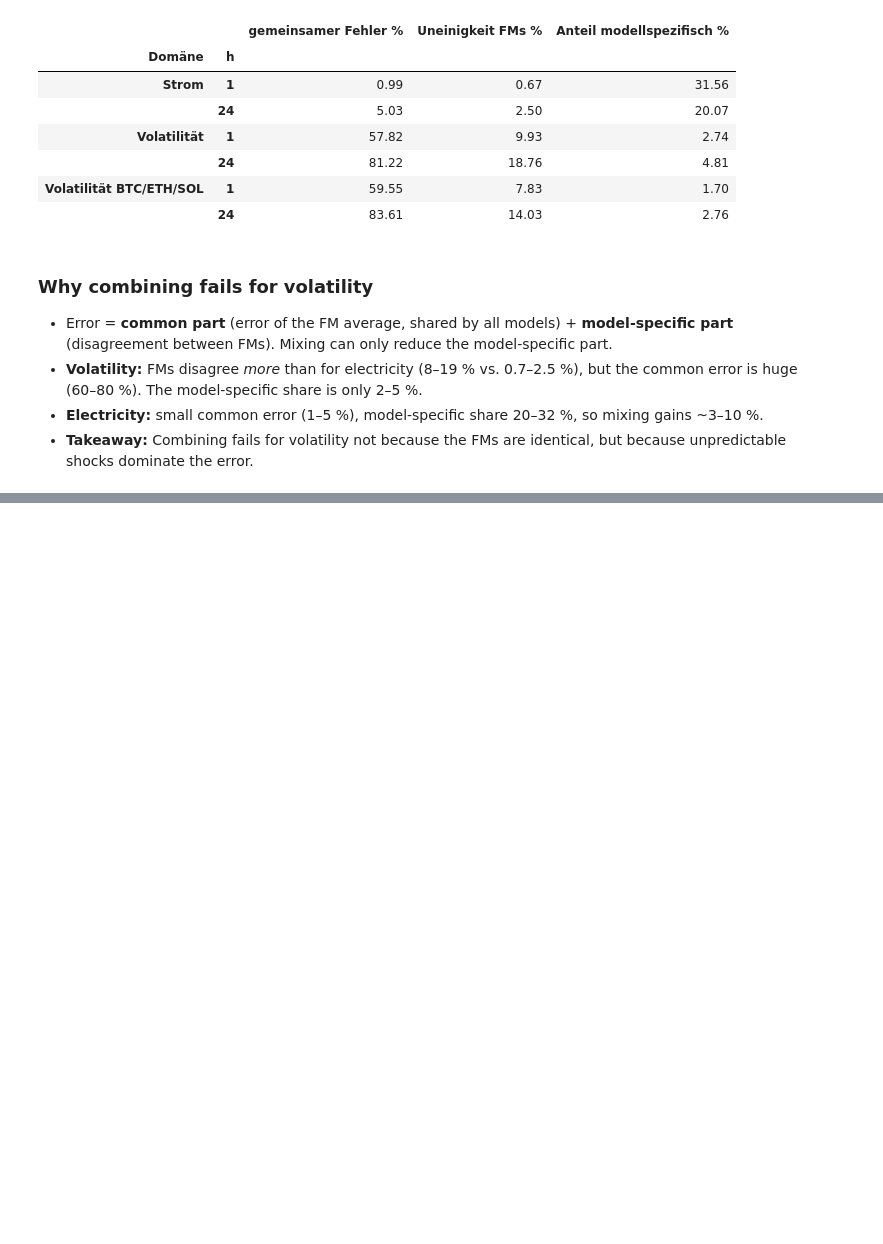
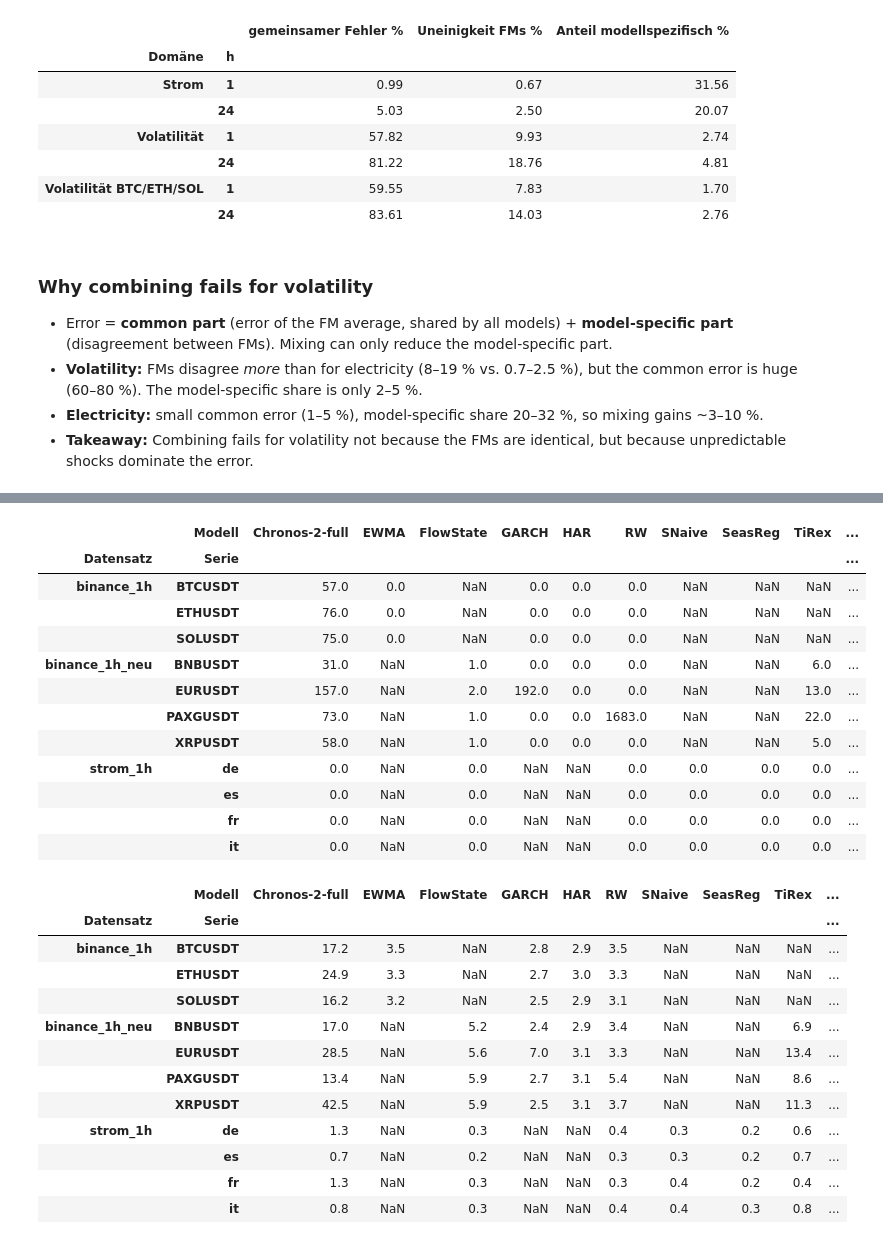
Before and after one commit to ihringerlinus/Learning_to_Forecast_Time-Series_with_Multiple_Experts, a Jupyter notebook: src/08_correlation_vs_win.ipynb, the cells around one changed output, grey strips where cells are left out. Cells and saved outputs as stored; diff of their text form; code cells hidden in the pictures; blank space fills up the shorter version.

```diff
--- a/src/08_correlation_vs_win.ipynb
+++ b/src/08_correlation_vs_win.ipynb
@@ -237,0 +353,41 @@ display(dec.groupby(["Domäne", "h"])[["gemeinsamer Fehler %", "Uneinigkeit FMs
+# %%
+rows = []
+for ds in ["binance_1h_neu", "binance_1h", "strom_1h"]:
+    for p in (Path("results/forecasts") / ds).glob("*__*.parquet"):
+        sid, m = p.stem.split("__")
+        f = pd.read_parquet(p)
+        Q = f[PC.QCOLS].to_numpy()
+        s = np.log(Q[:, -1] / Q[:, 10])                   # log(q0.99 / Median)
+        rows.append({"Datensatz": ds, "Serie": sid, "Modell": m, "max": s.max(),
+                     "Zeilen > e^5": int((s > 5).sum()), "Anteil %": 100 * (s > 5).mean()})
+
+chk = pd.DataFrame(rows)
+display(chk.pivot_table(index=["Datensatz", "Serie"], columns="Modell", values="Zeilen > e^5", aggfunc="sum"))
+display(chk.pivot_table(index=["Datensatz", "Serie"], columns="Modell", values="max").round(1))
+# %% [output]
+|  | Modell | Chronos-2-full | EWMA | FlowState | GARCH | HAR | RW | SNaive | SeasReg | TiRex | ... |
+| Datensatz | Serie |  |  |  |  |  |  |  |  |  | ... |
+| binance_1h | BTCUSDT | 57.0 | 0.0 | NaN | 0.0 | 0.0 | 0.0 | NaN | NaN | NaN | ... |
+|  | ETHUSDT | 76.0 | 0.0 | NaN | 0.0 | 0.0 | 0.0 | NaN | NaN | NaN | ... |
+|  | SOLUSDT | 75.0 | 0.0 | NaN | 0.0 | 0.0 | 0.0 | NaN | NaN | NaN | ... |
+| binance_1h_neu | BNBUSDT | 31.0 | NaN | 1.0 | 0.0 | 0.0 | 0.0 | NaN | NaN | 6.0 | ... |
+|  | EURUSDT | 157.0 | NaN | 2.0 | 192.0 | 0.0 | 0.0 | NaN | NaN | 13.0 | ... |
+|  | PAXGUSDT | 73.0 | NaN | 1.0 | 0.0 | 0.0 | 1683.0 | NaN | NaN | 22.0 | ... |
+|  | XRPUSDT | 58.0 | NaN | 1.0 | 0.0 | 0.0 | 0.0 | NaN | NaN | 5.0 | ... |
+| strom_1h | de | 0.0 | NaN | 0.0 | NaN | NaN | 0.0 | 0.0 | 0.0 | 0.0 | ... |
+|  | es | 0.0 | NaN | 0.0 | NaN | NaN | 0.0 | 0.0 | 0.0 | 0.0 | ... |
+|  | fr | 0.0 | NaN | 0.0 | NaN | NaN | 0.0 | 0.0 | 0.0 | 0.0 | ... |
+|  | it | 0.0 | NaN | 0.0 | NaN | NaN | 0.0 | 0.0 | 0.0 | 0.0 | ... |
+|  | Modell | Chronos-2-full | EWMA | FlowState | GARCH | HAR | RW | SNaive | SeasReg | TiRex | ... |
+| Datensatz | Serie |  |  |  |  |  |  |  |  |  | ... |
+| binance_1h | BTCUSDT | 17.2 | 3.5 | NaN | 2.8 | 2.9 | 3.5 | NaN | NaN | NaN | ... |
+|  | ETHUSDT | 24.9 | 3.3 | NaN | 2.7 | 3.0 | 3.3 | NaN | NaN | NaN | ... |
+|  | SOLUSDT | 16.2 | 3.2 | NaN | 2.5 | 2.9 | 3.1 | NaN | NaN | NaN | ... |
+| binance_1h_neu | BNBUSDT | 17.0 | NaN | 5.2 | 2.4 | 2.9 | 3.4 | NaN | NaN | 6.9 | ... |
+|  | EURUSDT | 28.5 | NaN | 5.6 | 7.0 | 3.1 | 3.3 | NaN | NaN | 13.4 | ... |
+|  | PAXGUSDT | 13.4 | NaN | 5.9 | 2.7 | 3.1 | 5.4 | NaN | NaN | 8.6 | ... |
+|  | XRPUSDT | 42.5 | NaN | 5.9 | 2.5 | 3.1 | 3.7 | NaN | NaN | 11.3 | ... |
+| strom_1h | de | 1.3 | NaN | 0.3 | NaN | NaN | 0.4 | 0.3 | 0.2 | 0.6 | ... |
+|  | es | 0.7 | NaN | 0.2 | NaN | NaN | 0.3 | 0.3 | 0.2 | 0.7 | ... |
+|  | fr | 1.3 | NaN | 0.3 | NaN | NaN | 0.3 | 0.4 | 0.2 | 0.4 | ... |
+|  | it | 0.8 | NaN | 0.3 | NaN | NaN | 0.4 | 0.4 | 0.3 | 0.8 | ... |
```
Also changed, not shown: parts of 5 cells of this notebook.
